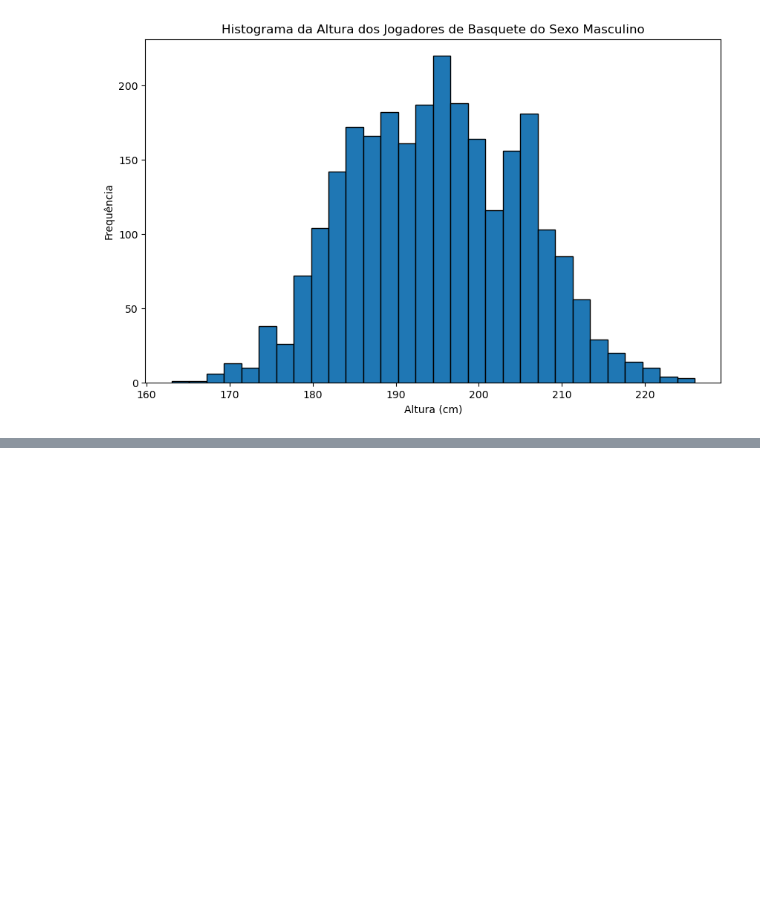
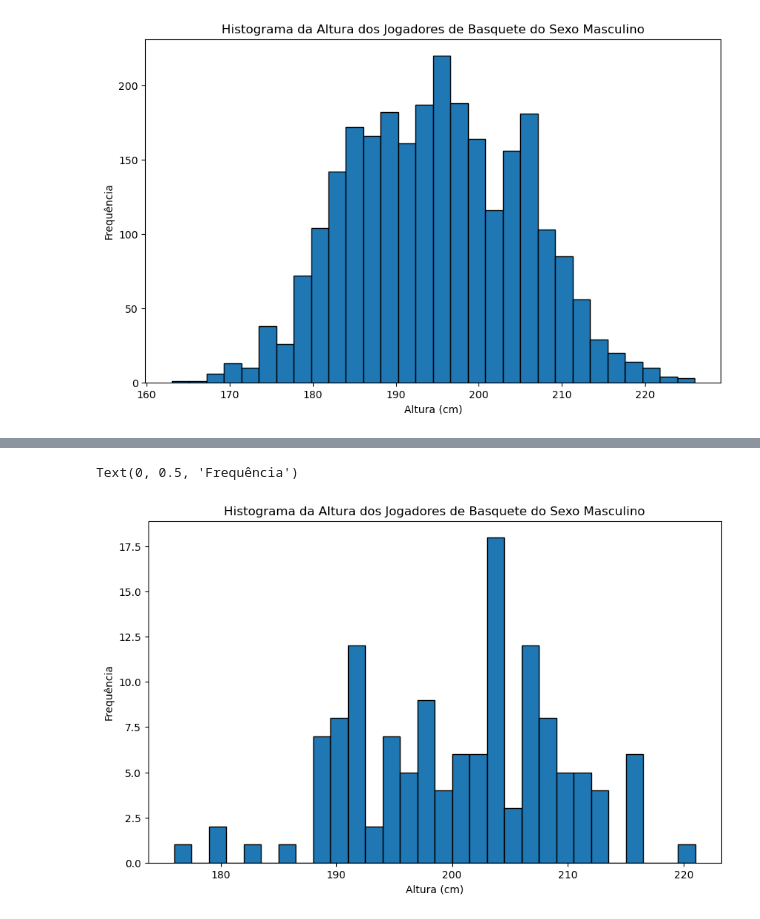
Before and after one commit to caioding/ZL-Academy-LG-, a Jupyter notebook: data-science/atv1-sport/sport.ipynb, the cells around one changed output, grey strips where cells are left out. Drawn from its saved outputs; the diff is of its cells as text; code cells hidden in the pictures; blank space fills up the shorter version.

```diff
--- a/data-science/atv1-sport/sport.ipynb
+++ b/data-science/atv1-sport/sport.ipynb
@@ -67,0 +181,13 @@ plt.show()
+# %%
+# Filtrar para jogadores de basquete do sexo masculino
+male_basketball_players2 = basketball_players2[basketball_players2['Sex'] == 'M']
+
+# Mostrar histograma baseado na altura dos jogadores de basquete do sexo masculino
+plt.figure(figsize=(10, 6))
+plt.hist(male_basketball_players2['Height'].dropna(), bins=30, edgecolor='k')
+plt.title('Histograma da Altura dos Jogadores de Basquete do Sexo Masculino')
+plt.xlabel('Altura (cm)')
+plt.ylabel('Frequência')
+# %% [output]
+Text(0, 0.5, 'Frequência')
+[figure, added]
```
Also changed, not shown: parts of 17 cells of this notebook, 2 other files.
